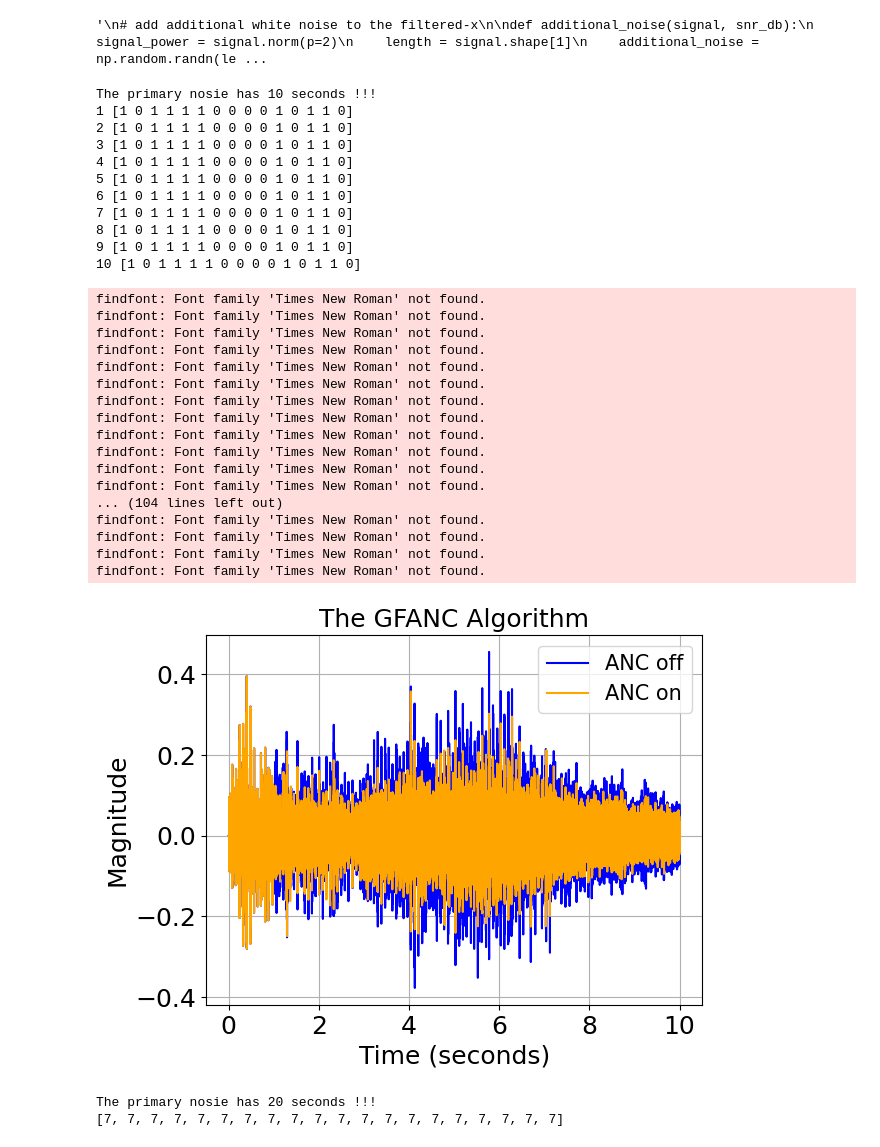
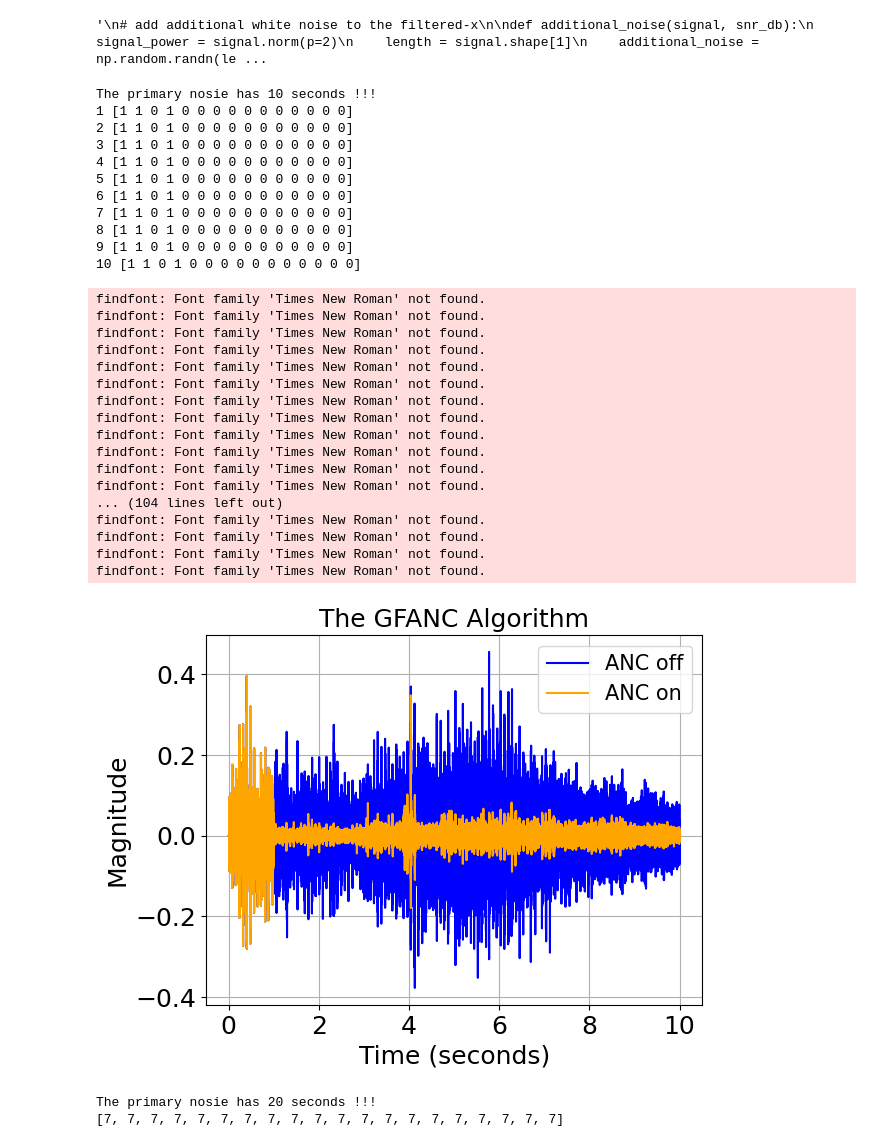
Before and after one commit to koba1in/GFANC-custom, a Jupyter notebook: Hard_Label/3.Noise_Cancellation_Code/Noise_Cancellation_GFANC.ipynb, the cells around one changed output. Saved outputs shown, nothing was run; the diff lists cells and outputs as text; code cells hidden in the pictures.

Commit message:
modified project

```diff
--- a/Hard_Label/3.Noise_Cancellation_Code/Noise_Cancellation_GFANC.ipynb
+++ b/Hard_Label/3.Noise_Cancellation_Code/Noise_Cancellation_GFANC.ipynb
@@ -0,0 +1,15 @@
+# %%
+from pathlib import Path
+PROJECT_ROOT = Path.cwd().parents[1]
+DATASET_DIR = PROJECT_ROOT/"Dataset"
+MODEL_DIR = PROJECT_ROOT/"models"
+IR_DIR = PROJECT_ROOT/"Pz and Sz"
+FIG_DIR = PROJECT_ROOT/"figs"
+print(PROJECT_ROOT)
+print(DATASET_DIR)
+print(MODEL_DIR)
+print(FIG_DIR)
+Folder_name_list_of_dataset = ['Synthesized_Dataset/Training_data', 'Synthesized_Dataset/Validate_data', 'Synthesized_Dataset/Testing_data']
+Folder_name_list_of_dataset = [DATASET_DIR/i for i in Folder_name_list_of_dataset]
+File_sheet = "Hard_Index.csv"
+MODEL_PTH = MODEL_DIR/"M6_res_Synthetic.pth"
@@ -21,7 +42,7 @@ mdict = {}
 fs = 16000
 StepSize = 0.0001
 sound_name = 'Helicopter'
-waveform, resample_rate = loading_real_wave_noise(folde_name='Real Noise Examples/', sound_name=sound_name+'.wav')
+waveform, resample_rate = loading_real_wave_noise(folde_name=PROJECT_ROOT/'Real Noise Examples/', sound_name=sound_name+'.wav')
 # %%
 waveform = waveform[0]
 waveform = waveform.unsqueeze(0)
@@ -30,8 +51,8 @@ delay = 0
 # %%
 # Loading path
 subfolder = "Secondary_path_delay_" + str(delay) + "samples"
-# subfolder = "Dongyuan"
-Pri_path, Secon_path = loading_paths_from_MAT(folder='Pz and Sz', subfolder=subfolder, Pri_path_file_name='Primary_path.mat', Sec_path_file_name='Secondary_path.mat')
+subfolder = "Dongyuan"
+Pri_path, Secon_path = loading_paths_from_MAT(folder=IR_DIR, subfolder=subfolder, Pri_path_file_name='Primary_path.mat', Sec_path_file_name='Secondary_path.mat')
 Dis, Fx, Re = Disturbance_generation_from_real_noise(fs=fs, Repet=0, wave_form=waveform, Pri_path=Pri_path, Sec_path=Secon_path)
 # Dis: disturbance (cotrolled noise)， Fx: fixed-x signal, Re: repeated waveform (primary_noise) Repetition=Repet+1
 # %%
@@ -79,12 +101,9 @@ Fx = Fx.squeeze() #torch.Size([160000])
 # %%
 # GFANC: combining previous and present frame to predict the next
 
-MODEL_PTH = 'models_from_original_dataset/datasize_delay'+str(delay)+'.pth'
-path_mat = 'models/Pretrained_Sub_Control_filters_delay_'+str(delay)+'.mat'
-# MODEL_PTH = "models_from_original_dataset/M6_res_Synthetic.pth"
-# path_mat = 'models/Pretrained_Sub_Control_filters.mat'
-# Noisy_Fx = additional_noise(Fx, 20)
-# prediction index
+MODEL_PTH = MODEL_DIR/"M6_res_Synthetic.pth"
+path_mat = MODEL_DIR/'Pretrained_Sub_Control_filters.mat'
+
 Filter_vector = Control_filter_selection_pre_now(fs=16000, MODEL_PTH=MODEL_PTH, path_mat=path_mat, Primary_noise=Re.unsqueeze(0), threshold=0.5)
 
 Fixed_Cancellation = Fixed_filter_controller(Filter_vector=Filter_vector, fs=16000)
@@ -99,44 +118,44 @@ plt.rc('ytick', labelsize=18) # fontsize of the tick labels
 plt.rc('legend', fontsize=15) # legend fontsize
 plt.rc('figure', titlesize=18) # fontsize of the figure title
 
 plt.title('The GFANC Algorithm')
 plt.plot(Time, Dis, color='blue', label='ANC off')
 plt.plot(Time, ErrorFixed, color='orange', label='ANC on')
 plt.ylabel('Magnitude')
 plt.xlabel('Time (seconds)')
 plt.legend()
 plt.grid()
-plt.savefig(sound_name + '/GFANC.png', dpi=600, bbox_inches='tight', pad_inches=0)
+plt.savefig(FIG_DIR/(sound_name+"GFANC.png"), dpi=600, bbox_inches='tight', pad_inches=0)
 plt.show()
 # %% [output]
 The primary nosie has 10 seconds !!!
-1 [1 0 1 1 1 1 0 0 0 0 1 0 1 1 0]
-2 [1 0 1 1 1 1 0 0 0 0 1 0 1 1 0]
-3 [1 0 1 1 1 1 0 0 0 0 1 0 1 1 0]
-4 [1 0 1 1 1 1 0 0 0 0 1 0 1 1 0]
-5 [1 0 1 1 1 1 0 0 0 0 1 0 1 1 0]
-6 [1 0 1 1 1 1 0 0 0 0 1 0 1 1 0]
-7 [1 0 1 1 1 1 0 0 0 0 1 0 1 1 0]
-8 [1 0 1 1 1 1 0 0 0 0 1 0 1 1 0]
-9 [1 0 1 1 1 1 0 0 0 0 1 0 1 1 0]
-10 [1 0 1 1 1 1 0 0 0 0 1 0 1 1 0]
+1 [1 1 0 1 0 0 0 0 0 0 0 0 0 0 0]
+2 [1 1 0 1 0 0 0 0 0 0 0 0 0 0 0]
+3 [1 1 0 1 0 0 0 0 0 0 0 0 0 0 0]
+4 [1 1 0 1 0 0 0 0 0 0 0 0 0 0 0]
+5 [1 1 0 1 0 0 0 0 0 0 0 0 0 0 0]
+6 [1 1 0 1 0 0 0 0 0 0 0 0 0 0 0]
+7 [1 1 0 1 0 0 0 0 0 0 0 0 0 0 0]
+8 [1 1 0 1 0 0 0 0 0 0 0 0 0 0 0]
+9 [1 1 0 1 0 0 0 0 0 0 0 0 0 0 0]
+10 [1 1 0 1 0 0 0 0 0 0 0 0 0 0 0]
 findfont: Font family 'Times New Roman' not found.
 findfont: Font family 'Times New Roman' not found.
 findfont: Font family 'Times New Roman' not found.
 findfont: Font family 'Times New Roman' not found.
 findfont: Font family 'Times New Roman' not found.
 findfont: Font family 'Times New Roman' not found.
 findfont: Font family 'Times New Roman' not found.
 findfont: Font family 'Times New Roman' not found.
 findfont: Font family 'Times New Roman' not found.
 findfont: Font family 'Times New Roman' not found.
 findfont: Font family 'Times New Roman' not found.
 findfont: Font family 'Times New Roman' not found.
 ... (104 lines left out)
 findfont: Font family 'Times New Roman' not found.
 findfont: Font family 'Times New Roman' not found.
 findfont: Font family 'Times New Roman' not found.
 findfont: Font family 'Times New Roman' not found.
-[figure, old version]
+[figure, new version]
 # %%
 import torchaudio
```
Also changed, not shown: parts of 9 cells of this notebook, 27 other files.
